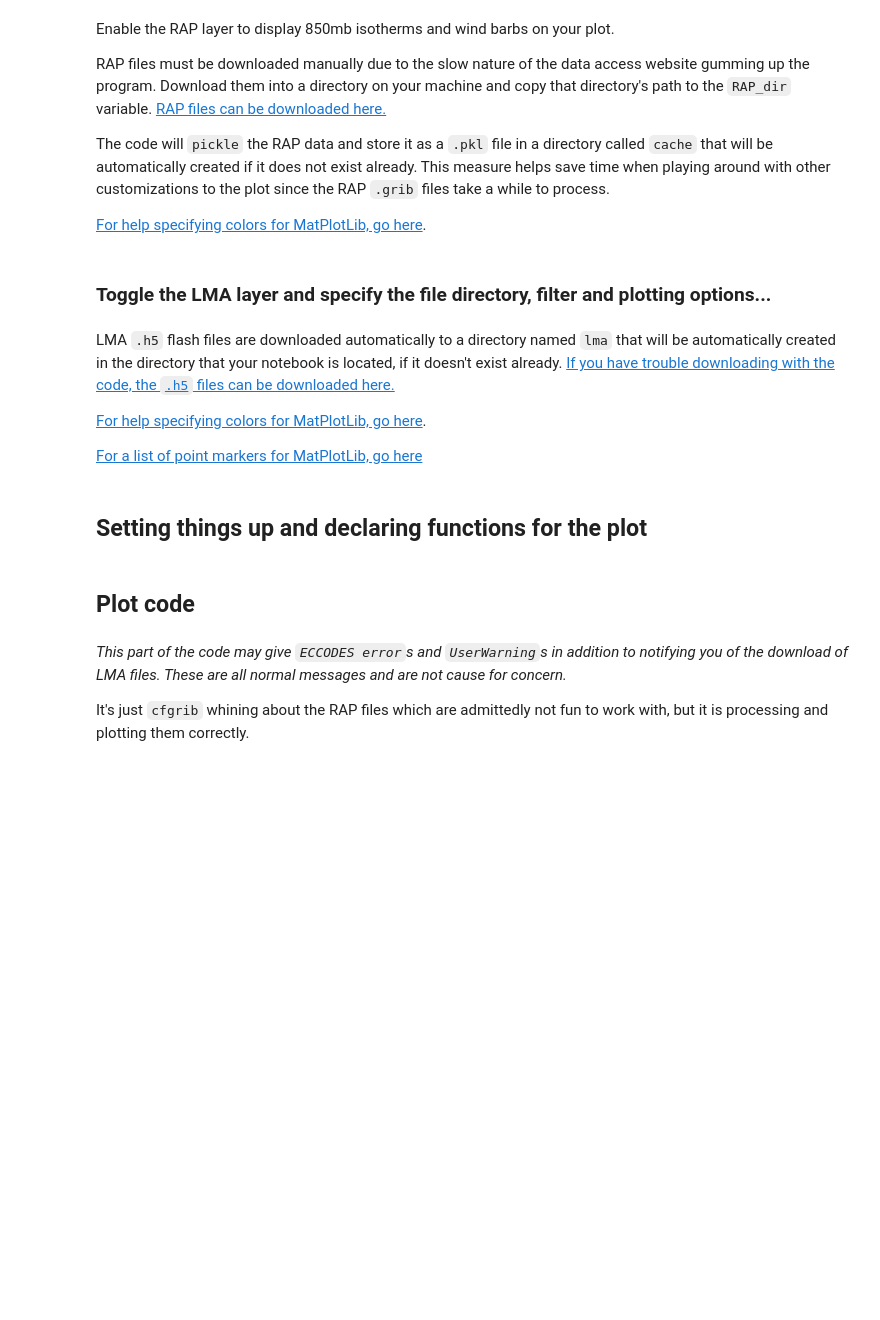
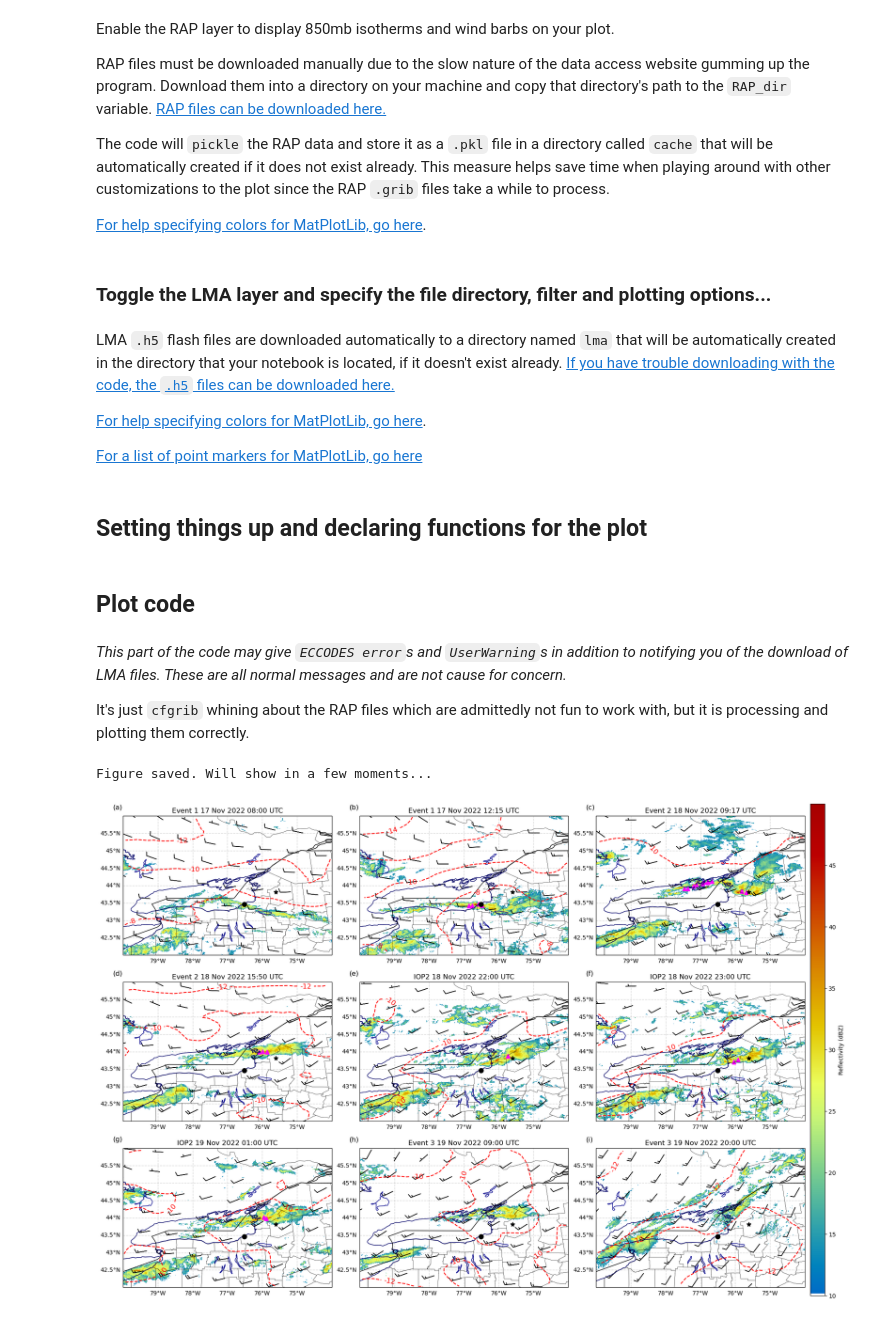
Before and after one commit to ecaldon/850mb_multiplot_demo, a Jupyter notebook: 850mb_multipanel_demo.ipynb, the cells around one changed output. Drawn from its saved outputs; the diff is of its cells as text; code cells hidden in the pictures; blank space fills up the shorter version.

```diff
--- a/850mb_multipanel_demo.ipynb
+++ b/850mb_multipanel_demo.ipynb
@@ -67,6 +67,15 @@ times = [dt.datetime(2022,11,17,8,0), # Time for each subplot. This will be the
 titles=['Event 1', 'Event 1', 'Event 2', 'Event 2', 'IOP2', 'IOP2', 'IOP2', 'Event 3', 'Event 3'] # Title for each subplot. The time for the subplot is automatically added after this title.
 num_col = 3 # Number of columns for subplot cells
 num_rows = 3 # Number of rows for subplot cells
+
+# Add markers for locations of interest on all of your subplots
+num_markers = 2
+marker_lat = [43.4553, 43.80164]
+marker_lon = [-76.5105, -75.605755]
+marker_shapes = ['o', '*']
+marker_colors = ['black', 'black']
+marker_sizes = [8,8]
+
 # Directory to save the finished figure to, make sure there's a slash at the end!
 show_dpi = 100
 save_dpi = 500
@@ -123,6 +132,7 @@ inline_space = 1 # Isotherm inline whitespace for labels
 levels = np.arange(-30,30,2) # Specify isotherm levels (min, max, step)
 
 wind_barb_spacing = 0.2 # Spacing of barbs on wind barbs
+station_spacing = 5 # Spacing of wind barb stations
 wind_barb_size = 6 # Size of wind barbs
 # %% [markdown]
 ### Toggle the LMA layer and specify the file directory, filter and plotting options...
@@ -204,8 +214,8 @@ def plot_rap_data(time, ax):
                         colors=isotherm_color, linewidths=therm_line_width,
                         transform=ccrs.PlateCarree())
         ax.clabel(CS, fontsize=12, fmt="%1.0f", inline=inline_tf, inline_spacing=inline_space)
-        ax.barbs(data["lon_u"][::10, ::10], data["lat_u"][::10, ::10],
-                 data["U85"][::10, ::10], data["V85"][::10, ::10],
+        ax.barbs(data["lon_u"][::station_spacing, ::station_spacing], data["lat_u"][::station_spacing, ::station_spacing],
+                 data["U85"][::station_spacing, ::station_spacing], data["V85"][::station_spacing, ::station_spacing],
                  transform=ccrs.PlateCarree(),
                  sizes=dict(emptybarb=0.1, spacing=wind_barb_spacing, height=0.35),
                  length=wind_barb_size, flip_barb=False, zorder=1)
@@ -369,7 +379,7 @@ for i in range(num_col*num_rows):
     ax.append(fig.add_subplot(gs1[i], projection=ax_proj))
     im = plot_mrms(ax[i], times[i], new_cmap, i)
 
-    ax[i].set_title(titles[i] + ' {} UTC'.format(times[i].strftime('%d %b %Y %H:%M:%S')))
+    ax[i].set_title(titles[i] + ' {} UTC'.format(times[i].strftime('%d %b %Y %H:%M')))
     # Add gridlines
     gl = ax[i].gridlines(crs=ccrs.PlateCarree(),draw_labels=True,linewidth=1,color="gray",alpha=0.3,linestyle="--",)
     gl.right_labels = False
@@ -377,30 +387,36 @@ for i in range(num_col*num_rows):
 
     ax[i].set_extent([data_area[1], data_area[3], data_area[2], data_area[0]], ccrs.PlateCarree())
 
     ax[i].add_feature(USCOUNTIES.with_scale('500k'), linewidth=0.25)
     ax[i].add_feature(cfeature.LAKES, facecolor='None',edgecolor='darkblue', linewidth=1)
     ax[i].add_feature(cfeature.COASTLINE,edgecolor='black',linewidth=1)
     ax[i].add_feature(cfeature.BORDERS,edgecolor='black',linewidth=1)
     ax[i].add_feature(states_provinces, edgecolor='black',linewidth=0.25)
     ax[i].add_feature(cfeature.STATES, edgecolor='black', linewidth=0.25)
 
     plot_rap_data(times[i], ax[i])
 
     plot_LMA_flash_data(times[i]-dt.timedelta(seconds = (tbuffer/2)))
 
+    for j in range(num_markers):
+        ax[i].plot(marker_lon[j], marker_lat[j], marker=marker_shapes[j], color=marker_colors[j], markersize=marker_sizes[j], transform=ccrs.PlateCarree())
+
     char = chr(97+i)
 
     ax[i].text((data_area[1]-.3),(data_area[0]+.2),'(' + char + ')', fontsize=12)
 
 
 if ((mrms_on == True) & (multi_color_bar == False)):
     cbar_ax = fig.add_subplot(gs0[:, -1])
     fig.colorbar(im, cax=cbar_ax, ticks=bounds, label=mrms_single_axis_title)
 # display[(num_col*num_rows)-1].plot_colorbar(field=radar_fields[0], orientation='vertical', cax=cbar_ax, fig=fig)
 
 # plt.savefig(save_dir + '850mbplot' + times[0].strftime('%y%m%d%H') + '.png', dpi=500, facecolor='white')
 if (save_fig):
     plt.savefig(save_dir + '850mbplot' + times[0].strftime('%y%m%d%H') + '.png', dpi=save_dpi, facecolor='white')
     print("Figure saved. Will show in a few moments...")
 
 plt.show()
+# %% [output]
+Figure saved. Will show in a few moments...
+[figure, added]
```
Also changed, not shown: parts of 2 cells of this notebook, 1 other file.
